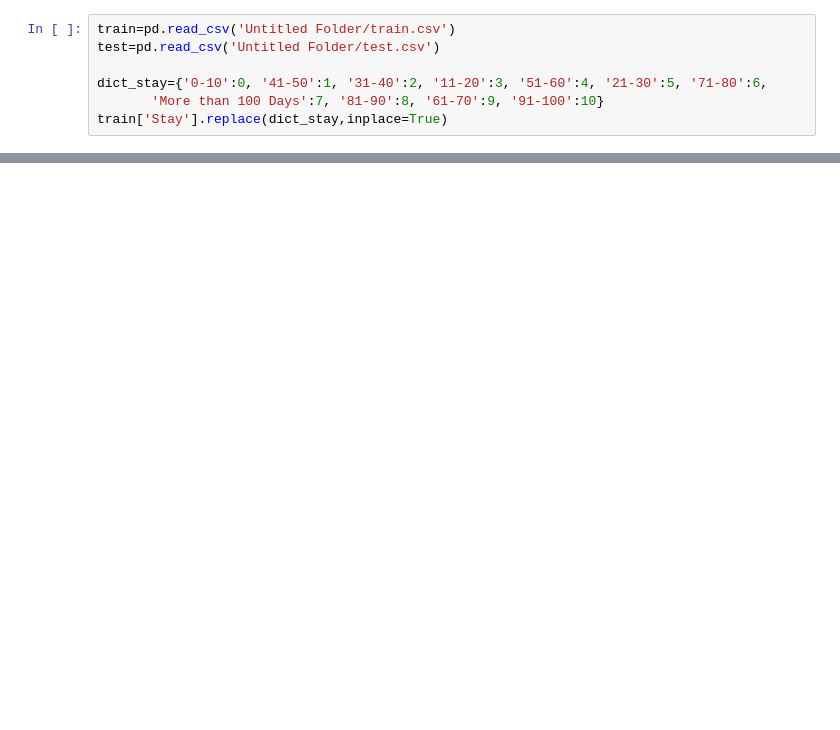
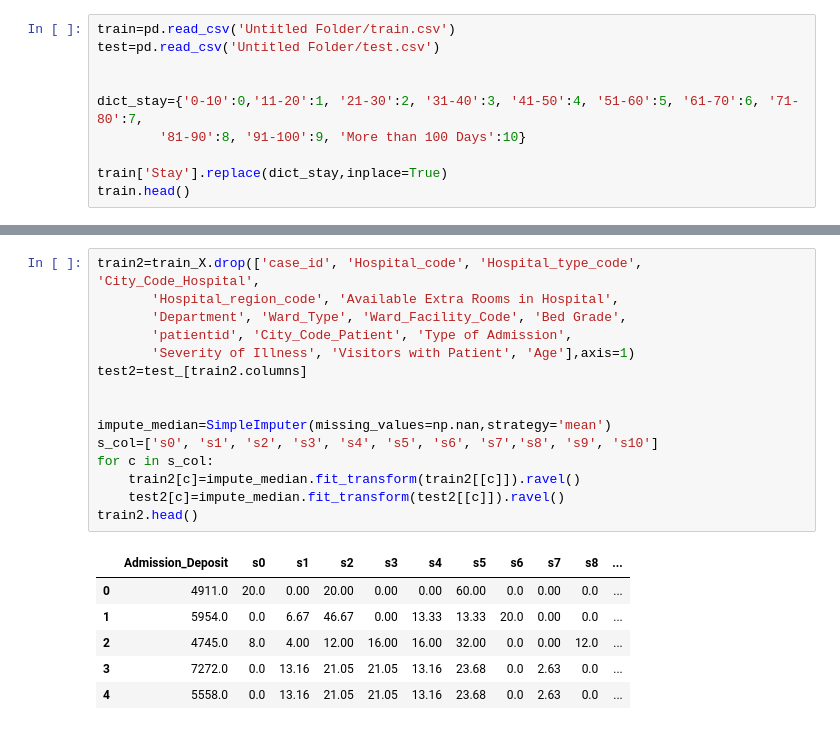
Before and after one commit to ashishrai512/HealthcareAnalytics, a Jupyter notebook: healthAnalytics.ipynb, the cells around one changed output, grey strips where cells are left out. Cells and saved outputs as stored; diff of their text form; blank space fills up the shorter version.

```diff
--- a/healthAnalytics.ipynb
+++ b/healthAnalytics.ipynb
@@ -26,6 +31,9 @@ pd.set_option('display.max_columns', None)
 train=pd.read_csv('Untitled Folder/train.csv')
 test=pd.read_csv('Untitled Folder/test.csv')
 
-dict_stay={'0-10':0, '41-50':1, '31-40':2, '11-20':3, '51-60':4, '21-30':5, '71-80':6,
-       'More than 100 Days':7, '81-90':8, '61-70':9, '91-100':10}
+
+dict_stay={'0-10':0,'11-20':1, '21-30':2, '31-40':3, '41-50':4, '51-60':5, '61-70':6, '71-80':7,
+        '81-90':8, '91-100':9, 'More than 100 Days':10}
+
 train['Stay'].replace(dict_stay,inplace=True)
+train.head()
@@ -131,0 +284,22 @@ clf_lgb = lgb.LGBMClassifier(boosting_type='gbdt',
+# %%
+train2=train_X.drop(['case_id', 'Hospital_code', 'Hospital_type_code', 'City_Code_Hospital',
+       'Hospital_region_code', 'Available Extra Rooms in Hospital',
+       'Department', 'Ward_Type', 'Ward_Facility_Code', 'Bed Grade',
+       'patientid', 'City_Code_Patient', 'Type of Admission',
+       'Severity of Illness', 'Visitors with Patient', 'Age'],axis=1)
+test2=test_[train2.columns]
+
+
+impute_median=SimpleImputer(missing_values=np.nan,strategy='mean')
+s_col=['s0', 's1', 's2', 's3', 's4', 's5', 's6', 's7','s8', 's9', 's10']
+for c in s_col:
+    train2[c]=impute_median.fit_transform(train2[[c]]).ravel()
+    test2[c]=impute_median.fit_transform(test2[[c]]).ravel()
+train2.head()
+# %% [output]
+|  | Admission_Deposit | s0 | s1 | s2 | s3 | s4 | s5 | s6 | s7 | s8 | ... |
+| 0 | 4911.0 | 20.0 | 0.00 | 20.00 | 0.00 | 0.00 | 60.00 | 0.0 | 0.00 | 0.0 | ... |
+| 1 | 5954.0 | 0.0 | 6.67 | 46.67 | 0.00 | 13.33 | 13.33 | 20.0 | 0.00 | 0.0 | ... |
+| 2 | 4745.0 | 8.0 | 4.00 | 12.00 | 16.00 | 16.00 | 32.00 | 0.0 | 0.00 | 12.0 | ... |
+| 3 | 7272.0 | 0.0 | 13.16 | 21.05 | 21.05 | 13.16 | 23.68 | 0.0 | 2.63 | 0.0 | ... |
+| 4 | 5558.0 | 0.0 | 13.16 | 21.05 | 21.05 | 13.16 | 23.68 | 0.0 | 2.63 | 0.0 | ... |
```
Also changed, not shown: parts of 31 cells of this notebook.
